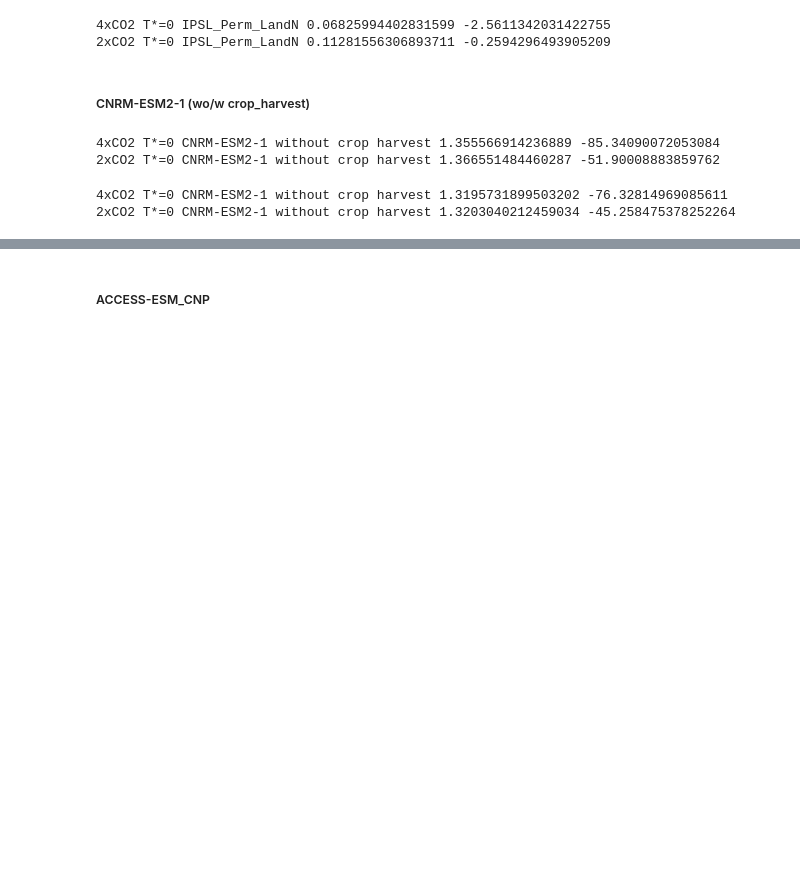
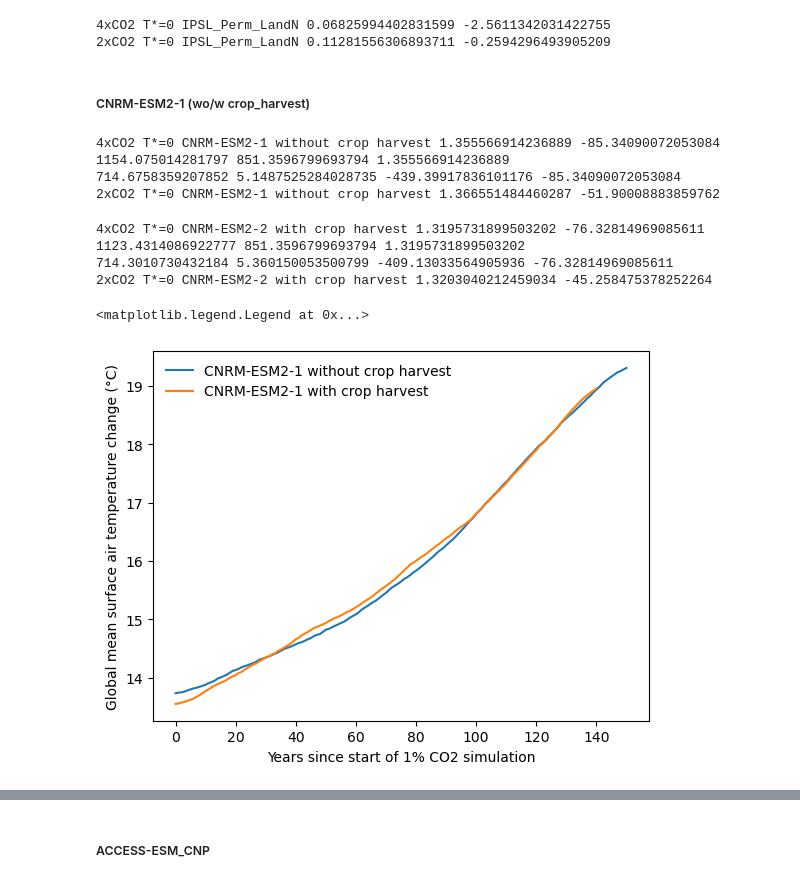
Before and after one commit to rebeccamayvarney/TCRE_betagamma, a Jupyter notebook: TCREsource_betagamma.ipynb, the cells around one changed output, grey strips where cells are left out. Cells and saved outputs as stored; diff of their text form; code cells hidden in the pictures; blank space fills up the shorter version.

```diff
--- a/TCREsource_betagamma.ipynb
+++ b/TCREsource_betagamma.ipynb
@@ -505,6 +505,11 @@ dC_res = dC_cou - dC_bgc
 gamma = dC_res/dT_cou
 
 print('4xCO2 T*=0', 'CNRM-ESM2-1 without crop harvest', beta, gamma)
+CNRM1_cLand_bgc = cLand_bgc_data
+CNRM1_cLand_cou = cLand_cou_data
+CNRM1_tas_cou = tas_cou_data
+print(dC_bgc, dCo2, beta)
+print(dC_cou, dT_cou, dC_res, gamma)
 
 CNRM_noharvest_beta_4xCO2 = beta
 CNRM_noharvest_gamma_4xCO2 = gamma
@@ -533,6 +538,8 @@ np.save('saved_data/CNRM_noharvest_beta_2xCO2.npy', CNRM_noharvest_beta_2xCO2.da
 np.save('saved_data/CNRM_noharvest_gamma_2xCO2.npy', CNRM_noharvest_gamma_2xCO2.data)
 # %% [output]
 4xCO2 T*=0 CNRM-ESM2-1 without crop harvest 1.355566914236889 -85.34090072053084
+1154.075014281797 851.3596799693794 1.355566914236889
+714.6758359207852 5.1487525284028735 -439.39917836101176 -85.34090072053084
 2xCO2 T*=0 CNRM-ESM2-1 without crop harvest 1.366551484460287 -51.90008883859762
 # %%
 ### Read data
@@ -573,7 +580,12 @@ dT_cou = tas_cou_data[139] - tas_cou_data[0]
 dC_res = dC_cou - dC_bgc
 gamma = dC_res/dT_cou
 
-print('4xCO2 T*=0', 'CNRM-ESM2-1 without crop harvest', beta, gamma)
+print('4xCO2 T*=0', 'CNRM-ESM2-2 with crop harvest', beta, gamma)
+CNRM2_cLand_bgc = cLand_bgc_data
+CNRM2_cLand_cou = cLand_cou_data
+CNRM2_tas_cou = tas_cou_data
+print(dC_bgc, dCo2, beta)
+print(dC_cou, dT_cou, dC_res, gamma)
 
 CNRM_harvest_beta_4xCO2 = beta
 CNRM_harvest_gamma_4xCO2 = gamma
@@ -590,7 +602,7 @@ dT_cou = tas_cou_data[70] - tas_cou_data[0]
 dC_res = dC_cou - dC_bgc
 gamma = dC_res/dT_cou
 
-print('2xCO2 T*=0', 'CNRM-ESM2-1 without crop harvest', beta, gamma)
+print('2xCO2 T*=0', 'CNRM-ESM2-2 with crop harvest', beta, gamma)
 
 CNRM_harvest_beta_2xCO2 = beta
 CNRM_harvest_gamma_2xCO2 = gamma
@@ -600,5 +612,16 @@ np.save('saved_data/CNRM_harvest_gamma_4xCO2.npy', CNRM_harvest_gamma_4xCO2.data
 np.save('saved_data/CNRM_harvest_beta_2xCO2.npy', CNRM_harvest_beta_2xCO2.data)
 np.save('saved_data/CNRM_harvest_gamma_2xCO2.npy', CNRM_harvest_gamma_2xCO2.data)
 # %% [output]
-4xCO2 T*=0 CNRM-ESM2-1 without crop harvest 1.3195731899503202 -76.32814969085611
-2xCO2 T*=0 CNRM-ESM2-1 without crop harvest 1.3203040212459034 -45.258475378252264
+4xCO2 T*=0 CNRM-ESM2-2 with crop harvest 1.3195731899503202 -76.32814969085611
+1123.4314086922777 851.3596799693794 1.3195731899503202
+714.3010730432184 5.360150053500799 -409.13033564905936 -76.32814969085611
+2xCO2 T*=0 CNRM-ESM2-2 with crop harvest 1.3203040212459034 -45.258475378252264
+# %%
+plt.plot(CNRM1_tas_cou, label='CNRM-ESM2-1 without crop harvest')
+plt.plot(CNRM2_tas_cou, label='CNRM-ESM2-1 with crop harvest')
+plt.xlabel('Years since start of 1% CO2 simulation')
+plt.ylabel('Global mean surface air temperature change (°C)')
+plt.legend(frameon=False)
+# %% [output]
+<matplotlib.legend.Legend at 0x...>
+[figure, added]
```
Also changed, not shown: parts of 9 cells of this notebook, 1 other file.
